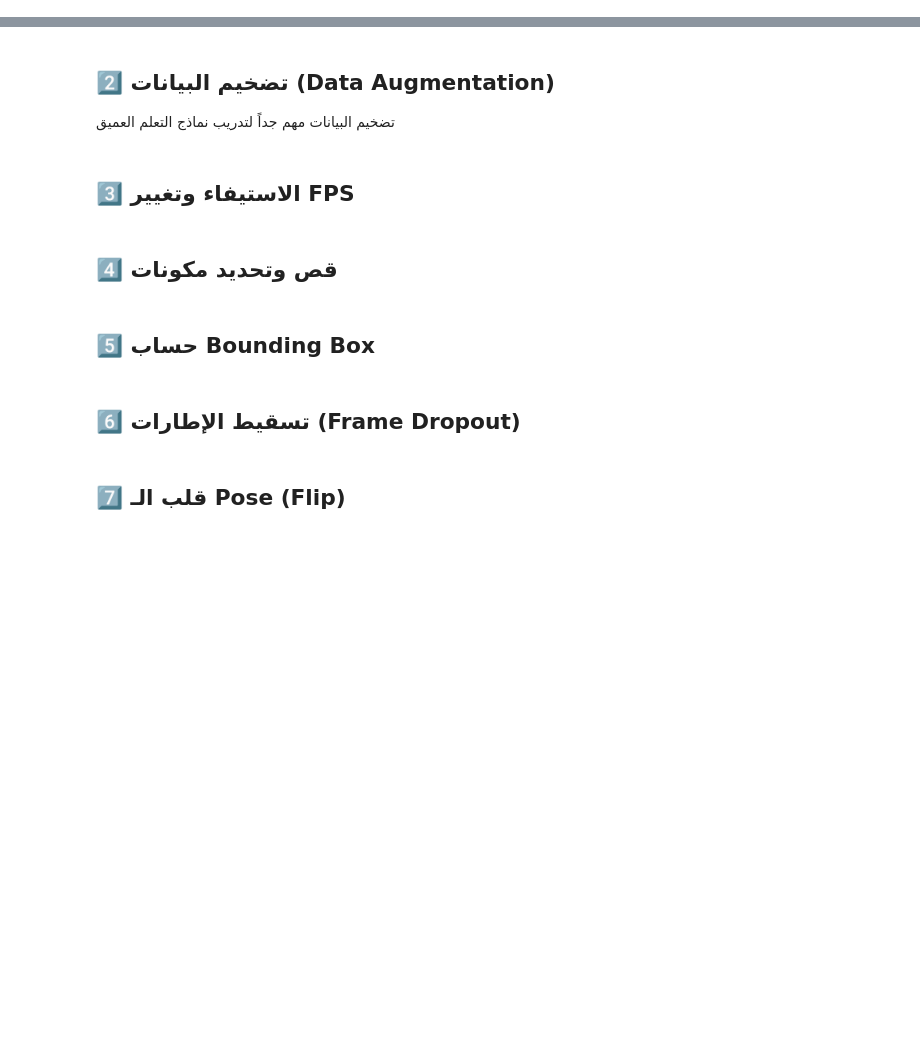
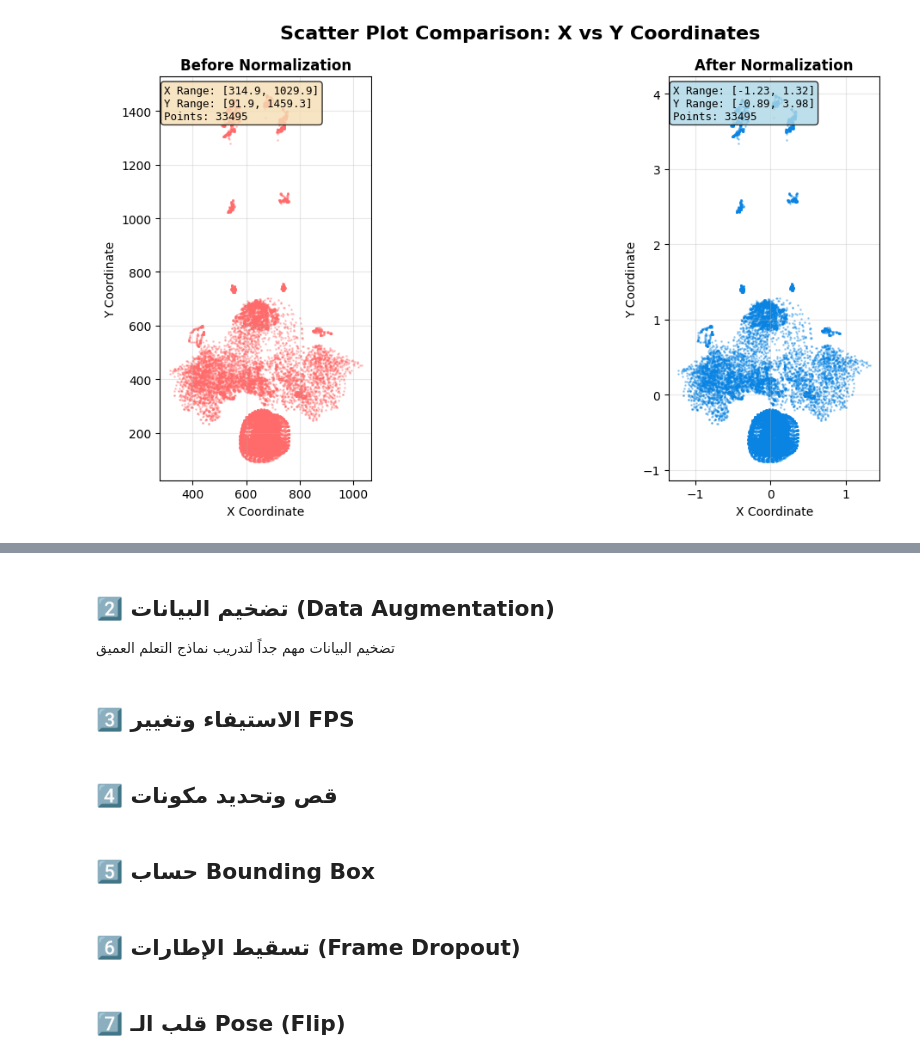
Before and after one commit to 24-mohamedyehia/pose-format-tutorials, a Jupyter notebook: examples/05_advanced_features.ipynb, the cells around one changed output, grey strips where cells are left out. Cells and saved outputs as stored; diff of their text form; code cells hidden in the pictures; blank space fills up the shorter version.

```diff
--- a/examples/05_advanced_features.ipynb
+++ b/examples/05_advanced_features.ipynb
@@ -36,0 +395,68 @@ def normalize_pose_basic(pose: Pose) -> Pose:
+# %%
+# Scatter plot comparison for X vs Y
+def plot_scatter_comparison(pose_before: Pose, pose_after: Pose):
+    """
+    Scatter plot showing spatial distribution before and after normalization
+    """
+    data_before = pose_before.body.data
+    data_after = pose_after.body.data
+
+    fig, axes = plt.subplots(1, 2, figsize=(14, 6))
+    fig.suptitle('Scatter Plot Comparison: X vs Y Coordinates', fontsize=16, weight='bold')
+
+    # Before normalization
+    ax_before = axes[0]
+    x_before = data_before[:, :, :, 0].flatten()
+    y_before = data_before[:, :, :, 1].flatten()
+
+    # Filter valid points
+    valid_mask = (x_before != 0) & (y_before != 0)
+    x_before_valid = x_before[valid_mask]
+    y_before_valid = y_before[valid_mask]
+
+    ax_before.scatter(x_before_valid, y_before_valid, alpha=0.3, s=1, c='#ff6b6b')
+    ax_before.set_title('Before Normalization', fontsize=12, weight='bold')
+    ax_before.set_xlabel('X Coordinate')
+    ax_before.set_ylabel('Y Coordinate')
+    ax_before.grid(True, alpha=0.3)
+    ax_before.set_aspect('equal', adjustable='box')
+
+    # Add statistics
+    stats_text = f'X Range: [{x_before_valid.min():.1f}, {x_before_valid.max():.1f}]\n'
+    stats_text += f'Y Range: [{y_before_valid.min():.1f}, {y_before_valid.max():.1f}]\n'
+    stats_text += f'Points: {len(x_before_valid)}'
+    ax_before.text(0.02, 0.98, stats_text, transform=ax_before.transAxes,
+                  verticalalignment='top', bbox=dict(boxstyle='round', facecolor='wheat', alpha=0.8),
+                  fontsize=9, family='monospace')
+
+    # After normalization
+    ax_after = axes[1]
+    x_after = data_after[:, :, :, 0].flatten()
+    y_after = data_after[:, :, :, 1].flatten()
+
+    # Filter valid points
+    valid_mask = (x_after != 0) & (y_after != 0)
+    x_after_valid = x_after[valid_mask]
+    y_after_valid = y_after[valid_mask]
+
+    ax_after.scatter(x_after_valid, y_after_valid, alpha=0.3, s=1, c='#0984e3')
+    ax_after.set_title('After Normalization', fontsize=12, weight='bold')
+    ax_after.set_xlabel('X Coordinate')
+    ax_after.set_ylabel('Y Coordinate')
+    ax_after.grid(True, alpha=0.3)
+    ax_after.set_aspect('equal', adjustable='box')
+
+    # Add statistics
+    stats_text = f'X Range: [{x_after_valid.min():.2f}, {x_after_valid.max():.2f}]\n'
+    stats_text += f'Y Range: [{y_after_valid.min():.2f}, {y_after_valid.max():.2f}]\n'
+    stats_text += f'Points: {len(x_after_valid)}'
+    ax_after.text(0.02, 0.98, stats_text, transform=ax_after.transAxes,
+                 verticalalignment='top', bbox=dict(boxstyle='round', facecolor='lightblue', alpha=0.8),
+                 fontsize=9, family='monospace')
+
+    plt.tight_layout()
+    plt.show()
+
+plot_scatter_comparison(pose_file_1, norm_file_1)
+# %% [output]
+[figure, added]
```
Also changed, not shown: parts of 31 cells of this notebook, 22 other files.
